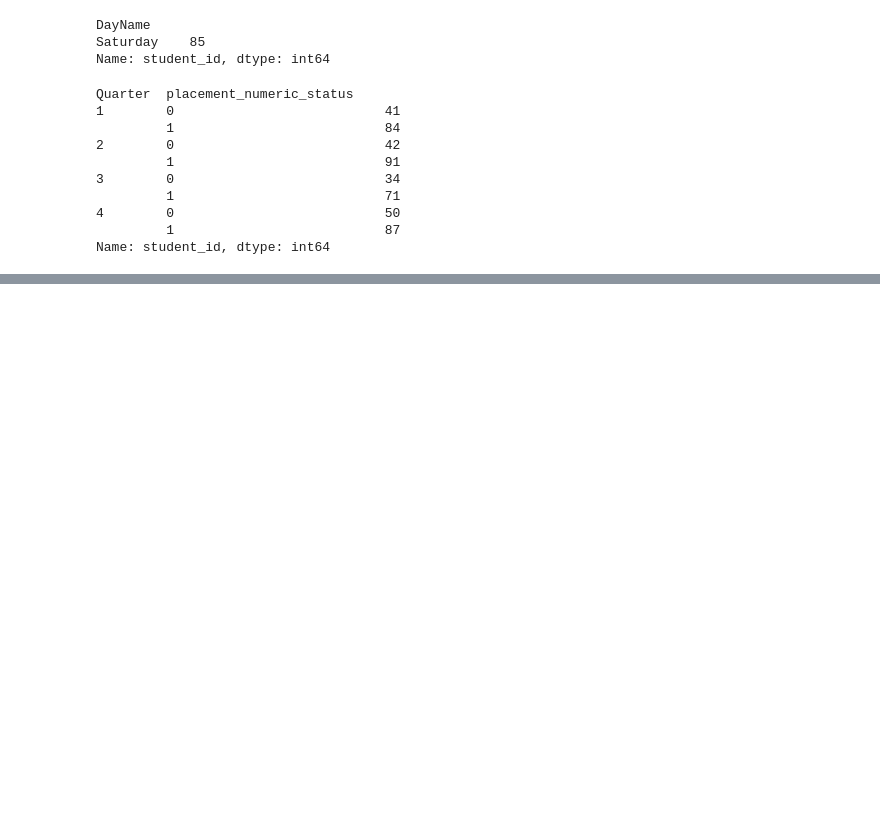
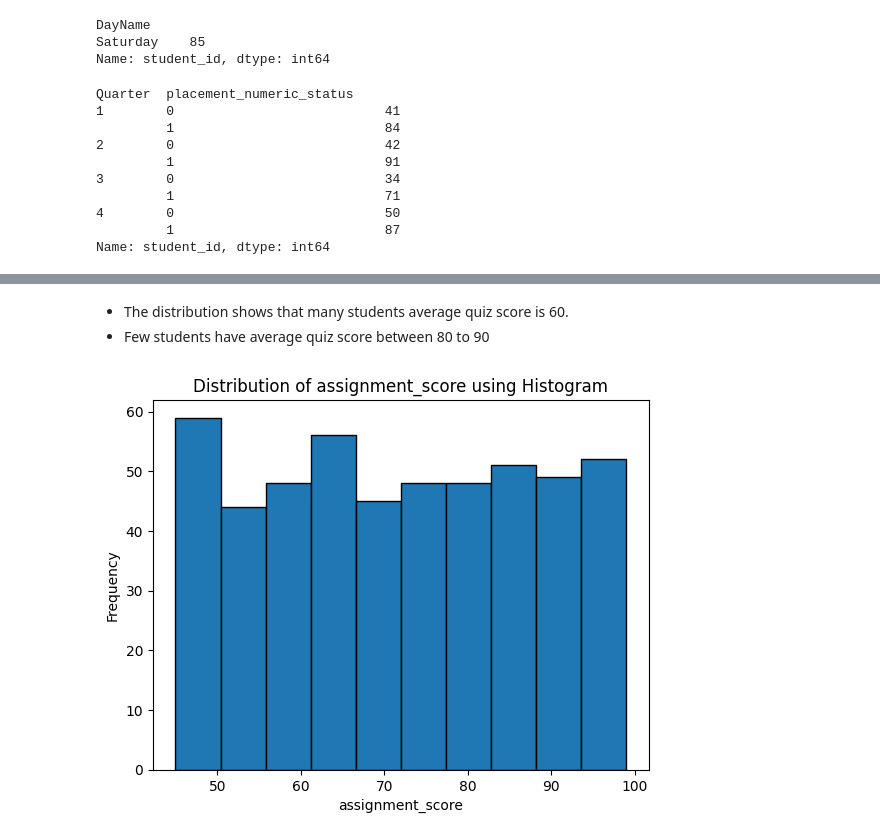
Before and after one commit to anuja-2904/Edtech_Student_Learning_data, a Jupyter notebook: Edtech_Student_Learning_data (1).ipynb, the cells around one changed output, grey strips where cells are left out. Drawn from its saved outputs; the diff is of its cells as text; code cells hidden in the pictures; blank space fills up the shorter version.

```diff
--- a/Edtech_Student_Learning_data (1).ipynb
+++ b/Edtech_Student_Learning_data (1).ipynb
@@ -1101,0 +1154,11 @@ Name: student_id, dtype: int64
+# %% [markdown]
+- The distribution shows that many students average quiz score is 60.
+- Few students have average quiz score between 80 to 90
+# %%
+plt.hist(df["assignment_score"],edgecolor="black")
+plt.title("Distribution of assignment_score using Histogram")
+plt.xlabel("assignment_score")
+plt.ylabel("Frequency")
+plt.show()
+# %% [output]
+[figure, added]
```
Also changed, not shown: parts of 94 cells of this notebook.
